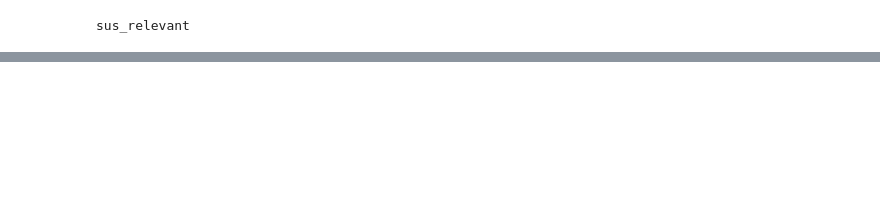
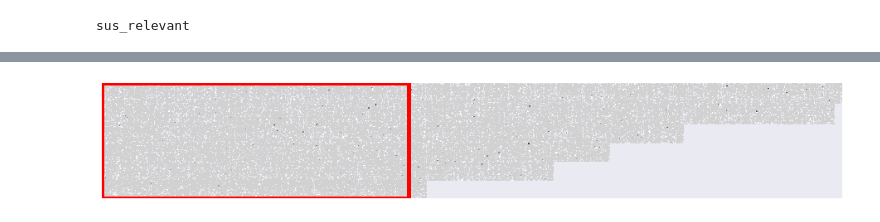
Before and after one commit to mcc-apsis/sustainability, a Jupyter notebook: code/explanation.ipynb, the cells around one changed output, grey strips where cells are left out. Cells and saved outputs as stored; diff of their text form; code cells hidden in the pictures; blank space fills up the shorter version.

```diff
--- a/code/explanation.ipynb
+++ b/code/explanation.ipynb
@@ -206,17 +241,19 @@ plt.show()
 # %%
-nsize= 1000
+nsize= 800
 
 import seaborn as sns; sns.set()
 
 plt.rcParams["figure.figsize"] = [16,16]
 
 ax = sns.heatmap(tfidf_m,xticklabels=False,yticklabels=False,cmap="Greys",square=True,cbar=False)
 
 ax.bar(nsize/2,tfidf_m.shape[0],width=nsize,fill=None,edgecolor="red",linewidth=5)
 
 plt.savefig('../plots/V_B_cut.png'.format(y),bbox_inches='tight')
 
 plt.show()
+# %% [output]
+[figure, added]
 # %%
 B = W_W.tocsr()[:,:nsize]
 B.shape
```
Also changed, not shown: parts of 9 cells of this notebook, 9 other files.
